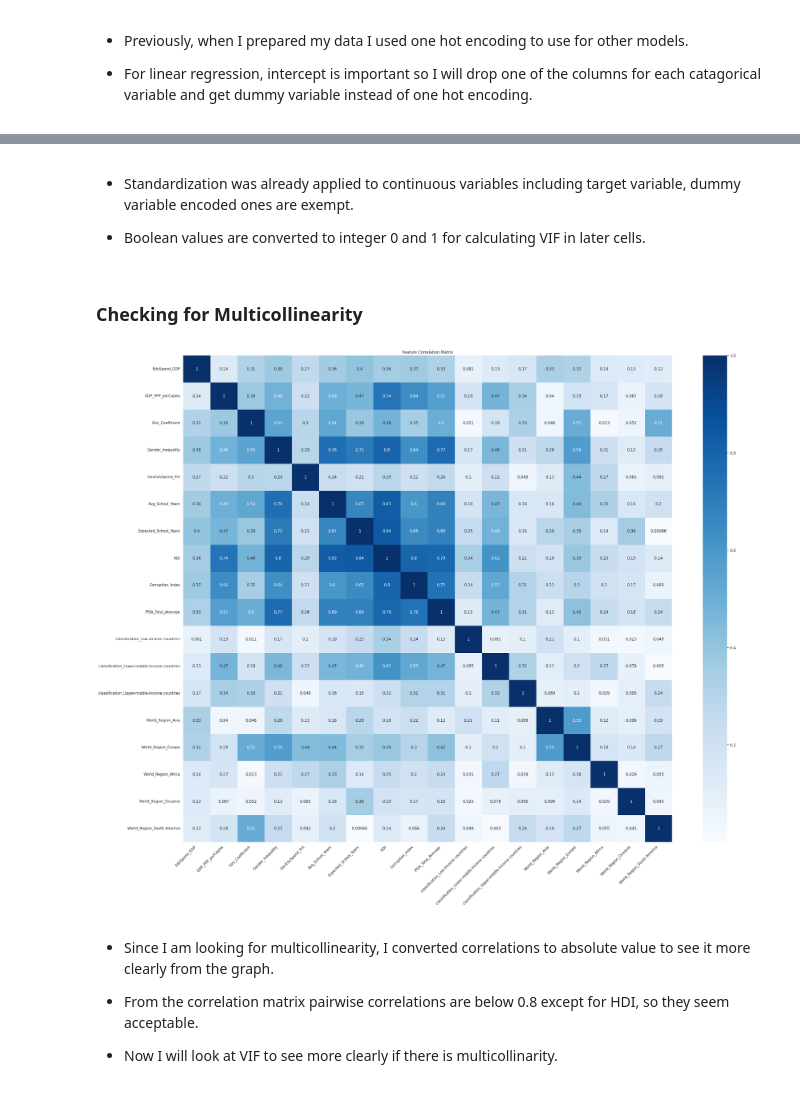
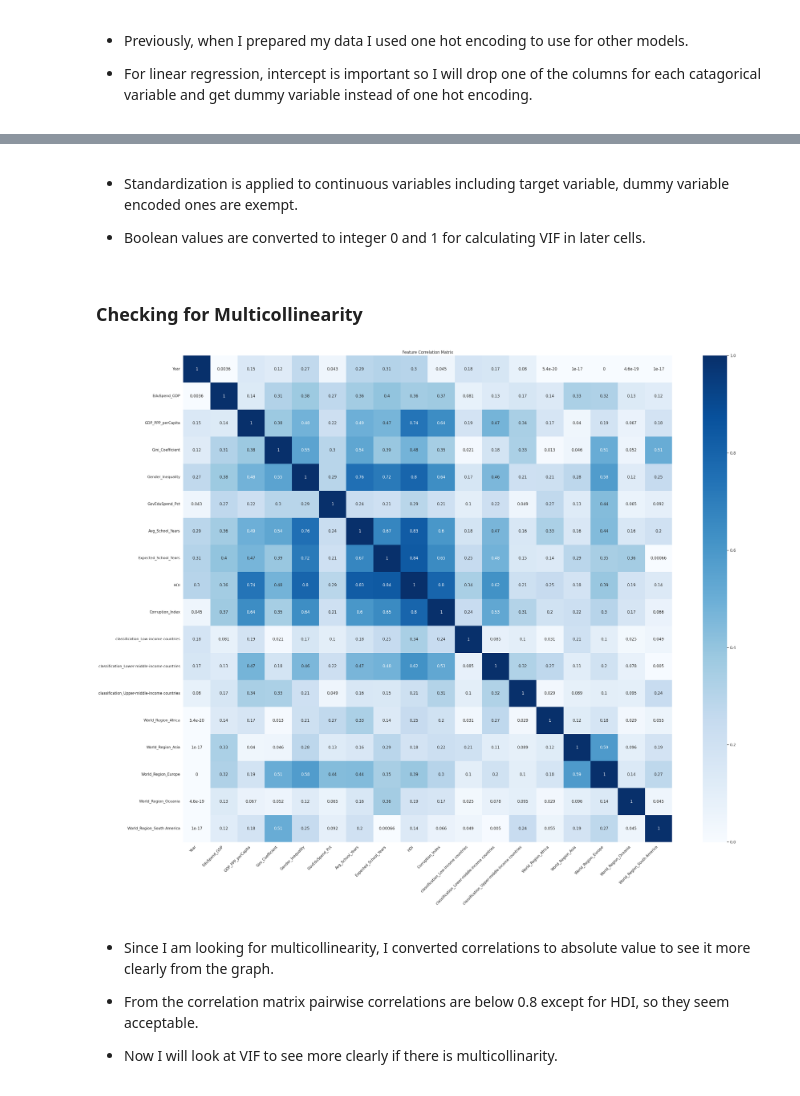
Before and after one commit to Zeynep243/DSA-210-Project, a Jupyter notebook: Machine_Learning.ipynb, the cells around one changed output, grey strips where cells are left out. Drawn from its saved outputs; the diff is of its cells as text; code cells hidden in the pictures.

```diff
--- a/Machine_Learning.ipynb
+++ b/Machine_Learning.ipynb
@@ -521,0 +513,35 @@ df.head()
+# %%
+exclude = list(df_income) + list(df_region)
+
+numerical_columns = []
+for column in X.columns:
+    if column not in exclude:
+      numerical_columns.append(column)
+
+
+scaler = StandardScaler()
+
+# only numerical columns are scaled
+scaled_values = scaler.fit_transform(df[numerical_columns])
+
+# partial data frame of scaled values with same column names
+X_scaled = pd.DataFrame(scaled_values, columns=numerical_columns, index=df.index)
+
+# scaled and encoded values are combined back, df is now rewritten with standardized values
+X = pd.concat([ X_scaled, df_income, df_region], axis=1)
+
+# dropping a column from one hot encoding to get dummy variable
+
+# dummy variable approach for income level classification
+X = X.drop(columns=['classification_High-income countries'])
+
+# dummy variable approach for world regions
+# I chose to drop World_Region_North America specifically because it had a high VIF score
+X = X.drop(columns=['World_Region_North America'])
+
+X.to_csv("complete_data_dummy.csv")
+
+X = X * 1 # used to convert boolean to integer,
+            # it will be useful later when calculating VIF for dummy variable encoded columns
+
+X.head()
@@ -522,5 +555,5 @@ df.head()
 # %% [markdown]
-* Standardization was already applied to continuous variables including target variable, dummy variable encoded ones are exempt.
+* Standardization is applied to continuous variables including target variable, dummy variable encoded ones are exempt.
 
 * Boolean values are converted to integer 0 and 1 for calculating VIF in later cells.
 # %% [markdown]
@@ -528,31 +561,31 @@ df.head()
 # %%
 import seaborn as sns
 
 # color palette to make both +1 and -1 correlation red, 0 white
 # it is to see correlation more clearly by looking at the darkness regardless of them being positive or negative correlation
 
-corr = df.corr().abs() # converted to absolute value to have higher correlations (negative or positive) more visible
+corr = X.corr().abs() # converted to absolute value to have higher correlations (negative or positive) more visible
 
 plt.figure(figsize=(30, 24))
 
 sns.heatmap(
     corr,
     annot=True,
     xticklabels=corr.columns,
     yticklabels=corr.columns,
     cmap="Blues"
 
 )
 
 
 plt.title("Feature Correlation Matrix")
 plt.xticks(rotation=45, ha='right')
 plt.yticks()
 plt.tight_layout()
 
 plt.show()
 # %% [output]
-[figure, old version]
+[figure, new version]
 # %% [markdown]
 * Since I am looking for multicollinearity, I converted correlations to absolute value to see it more clearly from the graph.
 
```
Also changed, not shown: parts of 43 cells of this notebook.
